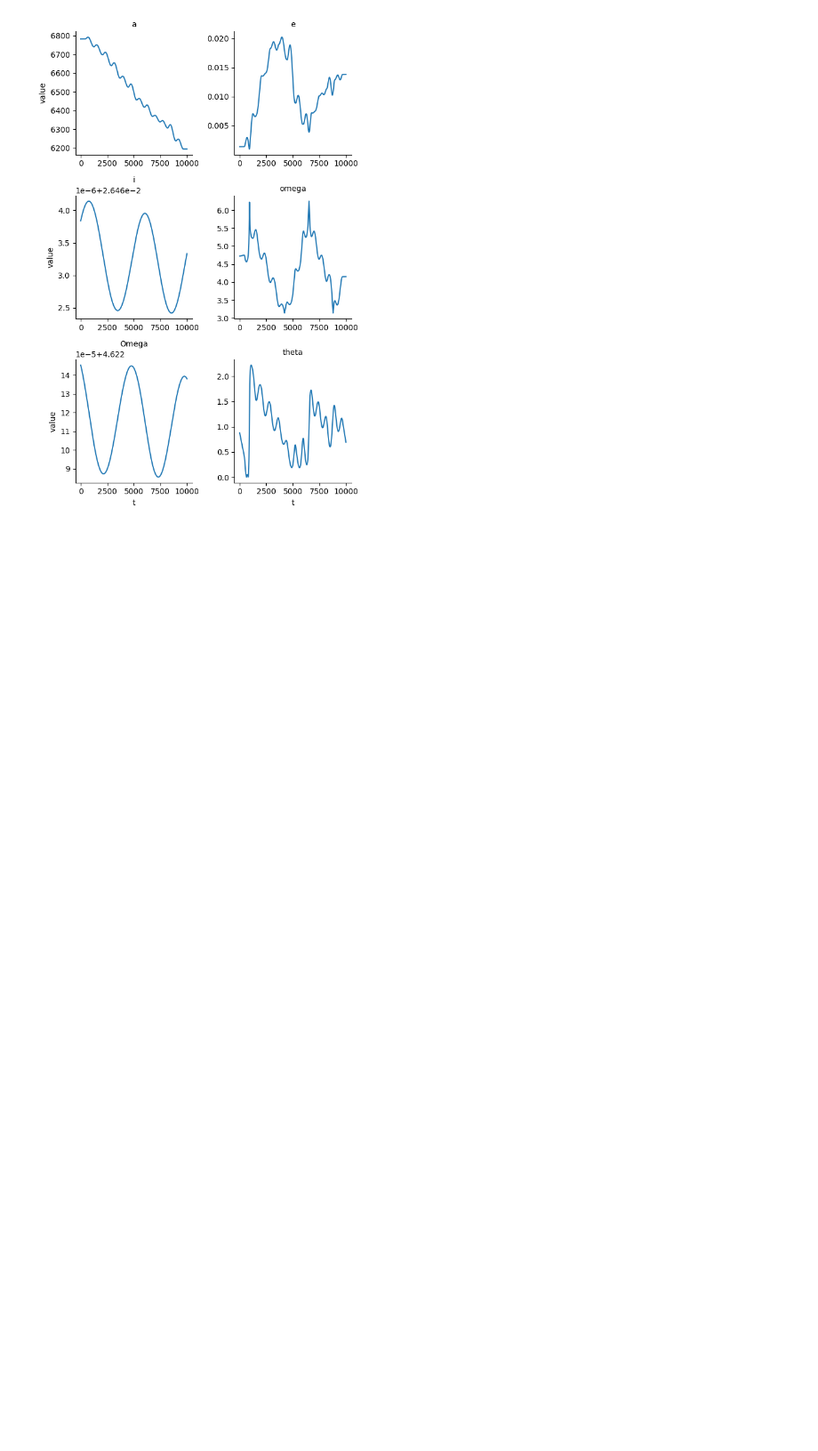
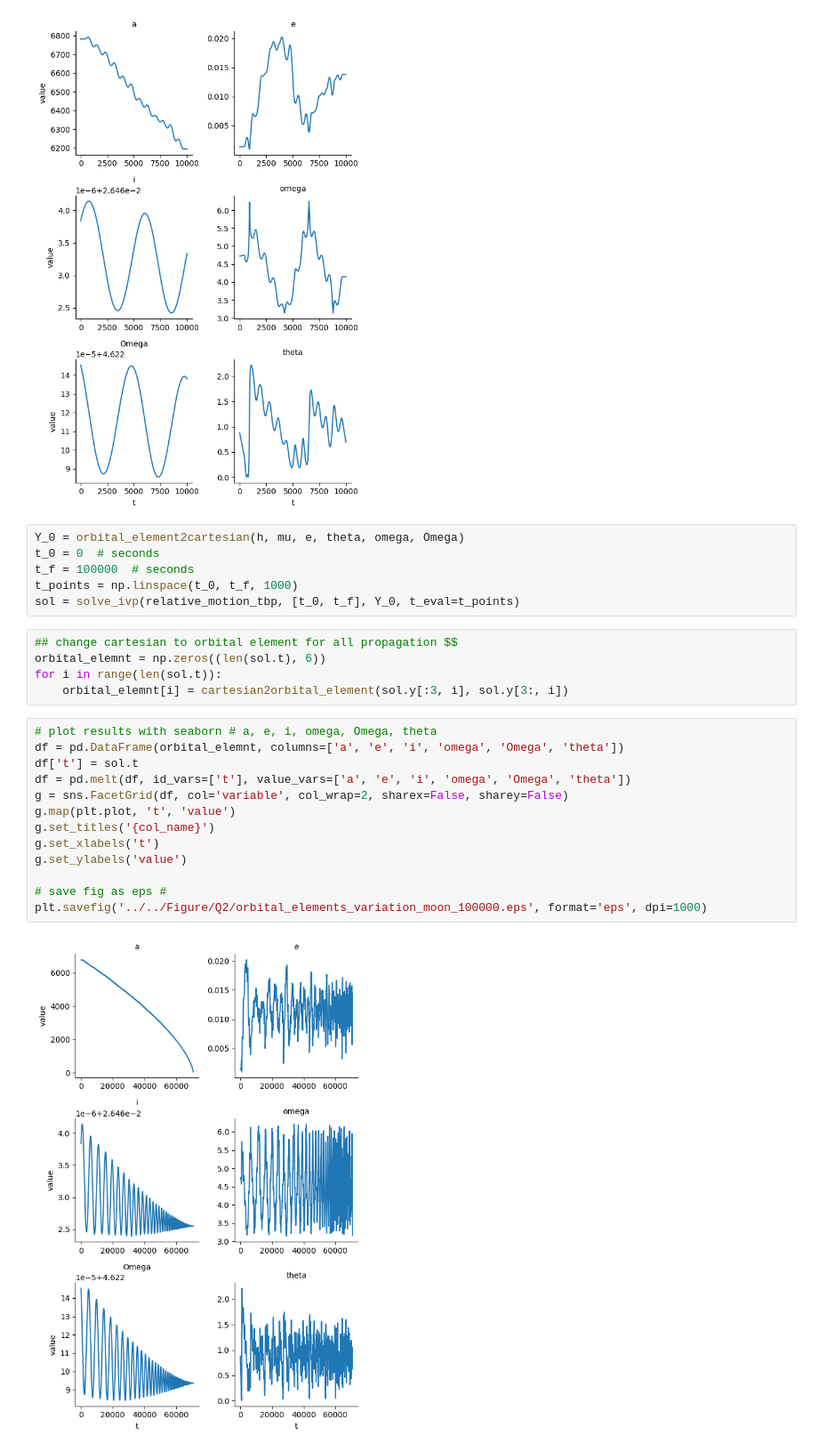
Before and after one commit to alibaniasad1999/Advanced_orbital_mechanics, a Jupyter notebook: HW/HW3/Code/Q2/c.ipynb, the cells around one changed output. Shown at 89% size. Saved outputs shown, nothing was run; the diff lists cells and outputs as text; blank space fills up the shorter version.

```diff
--- a/HW/HW3/Code/Q2/c.ipynb
+++ b/HW/HW3/Code/Q2/c.ipynb
@@ -224,3 +224,29 @@ g.set_ylabels('value')
 plt.savefig('../../Figure/Q2/orbital_elements_variation_moon_10000.eps', format='eps', dpi=1000)
 # %% [output]
 [figure]
+# %%
+Y_0 = orbital_element2cartesian(h, mu, e, theta, omega, Omega)
+t_0 = 0  # seconds
+t_f = 100000  # seconds
+t_points = np.linspace(t_0, t_f, 1000)
+sol = solve_ivp(relative_motion_tbp, [t_0, t_f], Y_0, t_eval=t_points)
+# %%
+## change cartesian to orbital element for all propagation $$
+orbital_elemnt = np.zeros((len(sol.t), 6))
+for i in range(len(sol.t)):
+    orbital_elemnt[i] = cartesian2orbital_element(sol.y[:3, i], sol.y[3:, i])
+# %%
+# plot results with seaborn # a, e, i, omega, Omega, theta
+df = pd.DataFrame(orbital_elemnt, columns=['a', 'e', 'i', 'omega', 'Omega', 'theta'])
+df['t'] = sol.t
+df = pd.melt(df, id_vars=['t'], value_vars=['a', 'e', 'i', 'omega', 'Omega', 'theta'])
+g = sns.FacetGrid(df, col='variable', col_wrap=2, sharex=False, sharey=False)
+g.map(plt.plot, 't', 'value')
+g.set_titles('{col_name}')
+g.set_xlabels('t')
+g.set_ylabels('value')
+
+# save fig as eps #
+plt.savefig('../../Figure/Q2/orbital_elements_variation_moon_100000.eps', format='eps', dpi=1000)
+# %% [output]
+[figure, added]
```
Also changed, not shown: 51 other files.
